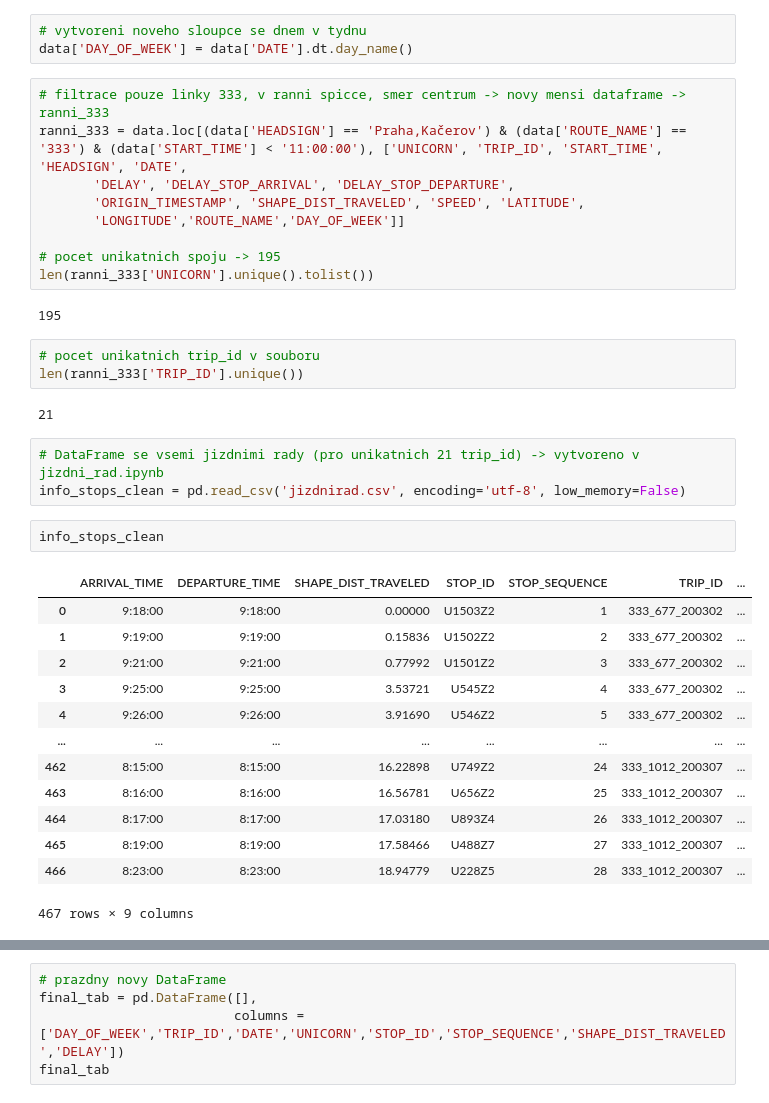
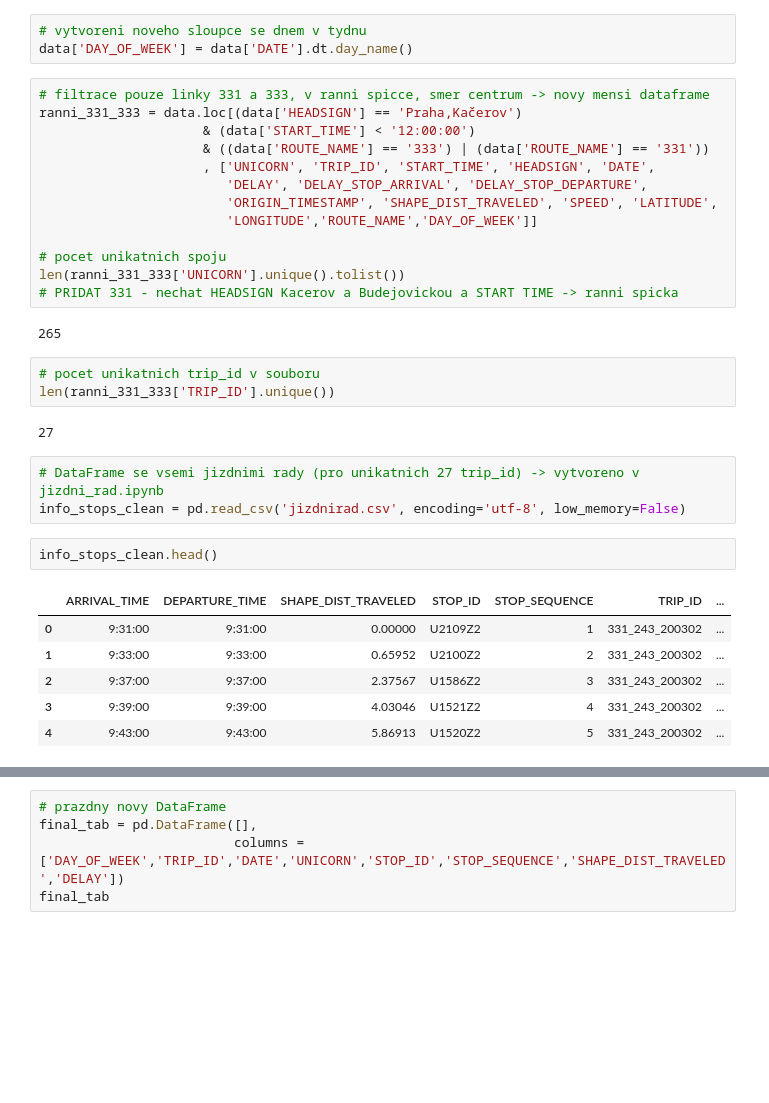
Before and after one commit to hrubajan/da_projekt_gol, a Jupyter notebook: stops_vs_positions.ipynb, the cells around one changed output, grey strips where cells are left out. Saved outputs shown, nothing was run; the diff lists cells and outputs as text; blank space fills up the shorter version.

```diff
--- a/stops_vs_positions.ipynb
+++ b/stops_vs_positions.ipynb
@@ -34,38 +34,35 @@ data['DATE'] = pd.to_datetime(data['DATE'])
 # vytvoreni noveho sloupce se dnem v tydnu
 data['DAY_OF_WEEK'] = data['DATE'].dt.day_name()
 # %%
-# filtrace pouze linky 333, v ranni spicce, smer centrum -> novy mensi dataframe -> ranni_333
-ranni_333 = data.loc[(data['HEADSIGN'] == 'Praha,Kačerov') & (data['ROUTE_NAME'] == '333') & (data['START_TIME'] < '11:00:00'), ['UNICORN', 'TRIP_ID', 'START_TIME', 'HEADSIGN', 'DATE',
-       'DELAY', 'DELAY_STOP_ARRIVAL', 'DELAY_STOP_DEPARTURE',
-       'ORIGIN_TIMESTAMP', 'SHAPE_DIST_TRAVELED', 'SPEED', 'LATITUDE',
-       'LONGITUDE','ROUTE_NAME','DAY_OF_WEEK']]
+# filtrace pouze linky 331 a 333, v ranni spicce, smer centrum -> novy mensi dataframe
+ranni_331_333 = data.loc[(data['HEADSIGN'] == 'Praha,Kačerov')
+                     & (data['START_TIME'] < '12:00:00')
+                     & ((data['ROUTE_NAME'] == '333') | (data['ROUTE_NAME'] == '331'))
+                     , ['UNICORN', 'TRIP_ID', 'START_TIME', 'HEADSIGN', 'DATE',
+                        'DELAY', 'DELAY_STOP_ARRIVAL', 'DELAY_STOP_DEPARTURE',
+                        'ORIGIN_TIMESTAMP', 'SHAPE_DIST_TRAVELED', 'SPEED', 'LATITUDE',
+                        'LONGITUDE','ROUTE_NAME','DAY_OF_WEEK']]
 
-# pocet unikatnich spoju -> 195
-len(ranni_333['UNICORN'].unique().tolist())
+# pocet unikatnich spoju
+len(ranni_331_333['UNICORN'].unique().tolist())
+# PRIDAT 331 - nechat HEADSIGN Kacerov a Budejovickou a START TIME -> ranni spicka
 # %% [output]
-195
+265
 # %%
 # pocet unikatnich trip_id v souboru
-len(ranni_333['TRIP_ID'].unique())
+len(ranni_331_333['TRIP_ID'].unique())
 # %% [output]
-21
+27
 # %%
-# DataFrame se vsemi jizdnimi rady (pro unikatnich 21 trip_id) -> vytvoreno v jizdni_rad.ipynb
+# DataFrame se vsemi jizdnimi rady (pro unikatnich 27 trip_id) -> vytvoreno v jizdni_rad.ipynb
 info_stops_clean = pd.read_csv('jizdnirad.csv', encoding='utf-8', low_memory=False)
 # %%
-info_stops_clean
+info_stops_clean.head()
 # %% [output]
 |  | ARRIVAL_TIME | DEPARTURE_TIME | SHAPE_DIST_TRAVELED | STOP_ID | STOP_SEQUENCE | TRIP_ID | ... |
-| 0 | 9:18:00 | 9:18:00 | 0.00000 | U1503Z2 | 1 | 333_677_200302 | ... |
-| 1 | 9:19:00 | 9:19:00 | 0.15836 | U1502Z2 | 2 | 333_677_200302 | ... |
-| 2 | 9:21:00 | 9:21:00 | 0.77992 | U1501Z2 | 3 | 333_677_200302 | ... |
-| 3 | 9:25:00 | 9:25:00 | 3.53721 | U545Z2 | 4 | 333_677_200302 | ... |
-| 4 | 9:26:00 | 9:26:00 | 3.91690 | U546Z2 | 5 | 333_677_200302 | ... |
-| ... | ... | ... | ... | ... | ... | ... | ... |
-| 462 | 8:15:00 | 8:15:00 | 16.22898 | U749Z2 | 24 | 333_1012_200307 | ... |
-| 463 | 8:16:00 | 8:16:00 | 16.56781 | U656Z2 | 25 | 333_1012_200307 | ... |
-| 464 | 8:17:00 | 8:17:00 | 17.03180 | U893Z4 | 26 | 333_1012_200307 | ... |
-| 465 | 8:19:00 | 8:19:00 | 17.58466 | U488Z7 | 27 | 333_1012_200307 | ... |
-| 466 | 8:23:00 | 8:23:00 | 18.94779 | U228Z5 | 28 | 333_1012_200307 | ... |
+| 0 | 9:31:00 | 9:31:00 | 0.00000 | U2109Z2 | 1 | 331_243_200302 | ... |
+| 1 | 9:33:00 | 9:33:00 | 0.65952 | U2100Z2 | 2 | 331_243_200302 | ... |
+| 2 | 9:37:00 | 9:37:00 | 2.37567 | U1586Z2 | 3 | 331_243_200302 | ... |
+| 3 | 9:39:00 | 9:39:00 | 4.03046 | U1521Z2 | 4 | 331_243_200302 | ... |
+| 4 | 9:43:00 | 9:43:00 | 5.86913 | U1520Z2 | 5 | 331_243_200302 | ... |
-467 rows × 9 columns
 # %%
```
Also changed, not shown: parts of 13 cells of this notebook, 2 other files.
